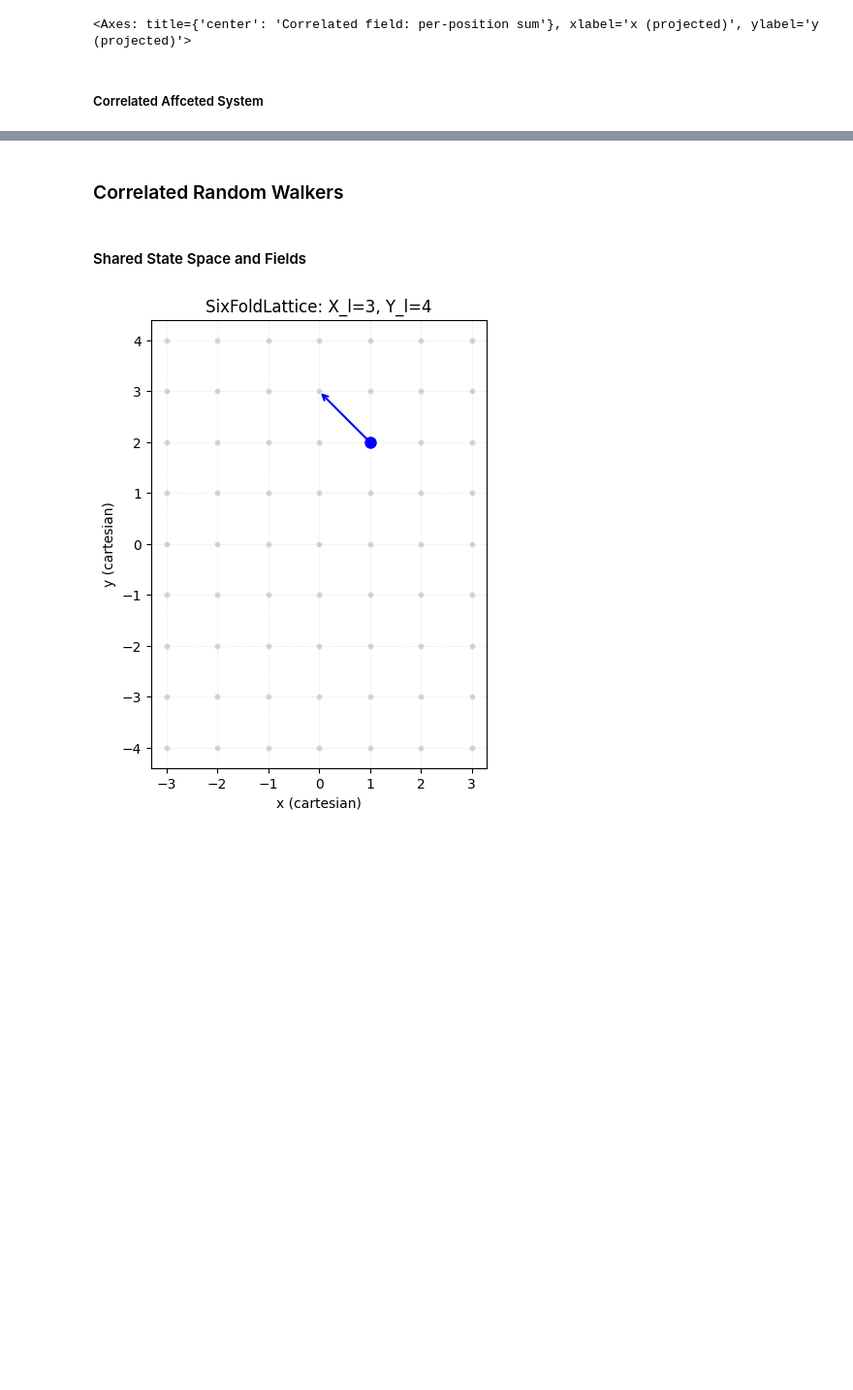
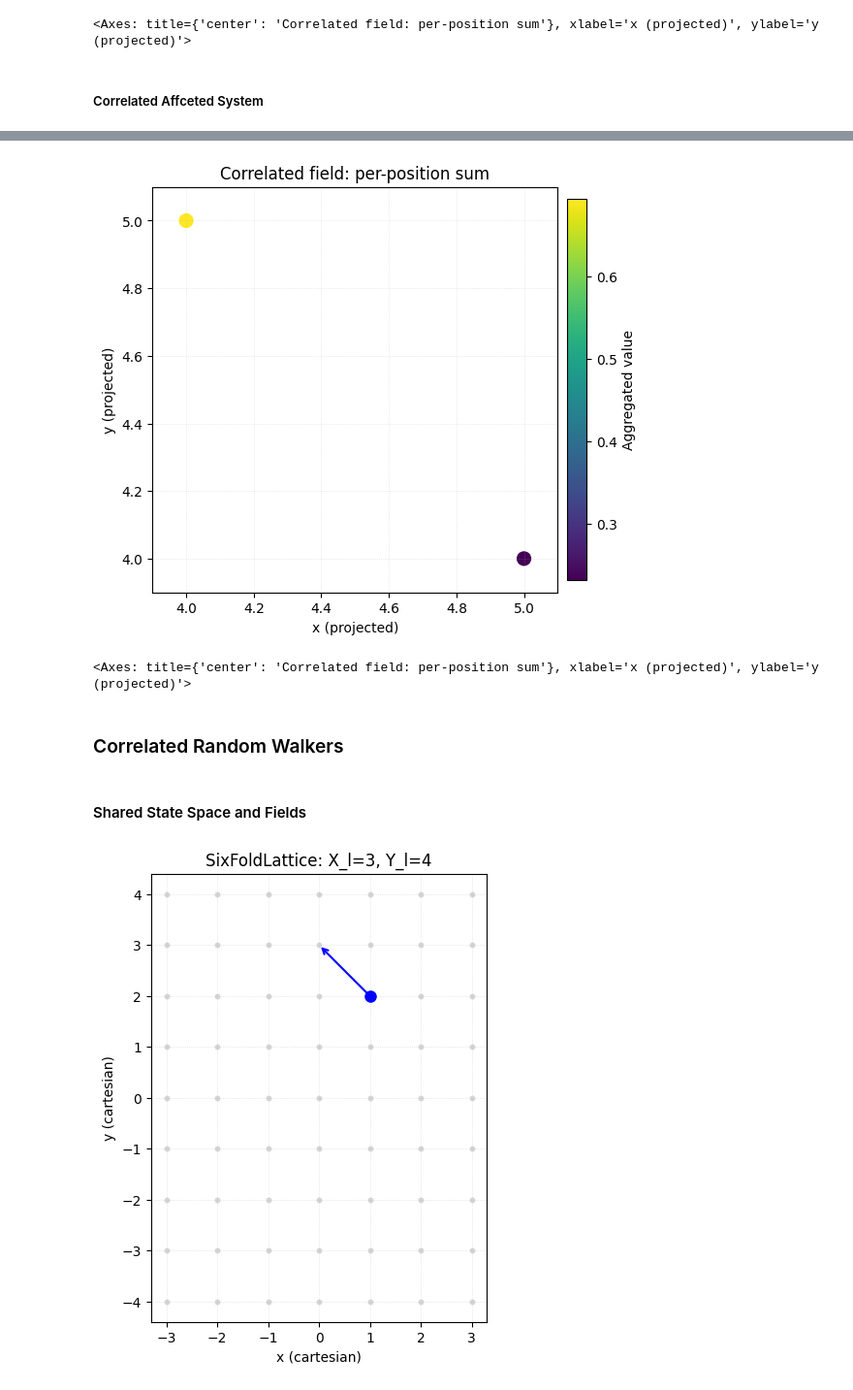
Before and after one commit to ckCrimson/Field_Dynamic_System, a Jupyter notebook: sample.ipynb, the cells around one changed output, grey strips where cells are left out. Shown at 97% size. Drawn from its saved outputs; the diff is of its cells as text; code cells hidden in the pictures; blank space fills up the shorter version.

```diff
--- a/sample.ipynb
+++ b/sample.ipynb
@@ -6761,10 +6947,10 @@ sys2:GridState(x=2, y=2)
 # %% [markdown]
 ##### Random Walker Affceted Correlation Operator
 # %%
-class CorrelationAffectedOperator(CorrelationAffectedOperator):
+class CorrelationAffectedProbablisticOperator(CorrelationAffectedOperator):
     def __init__(self,systems: Dict[str,RandomWalkerFieldDynamicSystem]):
         mapping = SystemCorrelatedSpaceMapping()
-        super().__init__(systems,mapping=mapping)
+        super().__init__(affecting_group = systems,mapping=mapping)
 
     def get_next_state(self,field: RandomWalkerField,transition_list = []):
         list_of_states = list(field.state_space.get_all_states())
@@ -6772,7 +6958,7 @@ class CorrelationAffectedOperator(CorrelationAffectedOperator):
         for states in list_of_states:
             weight_of_states.append(field.get_field(states).internal_transform())
         next_state = random.choices(list_of_states, weights=weight_of_states, k=1)
-        return next_state
+        return next_state[0]
 # %% [markdown]
 ##### Correlated affected field
 # %%
@@ -7265,0 +7471,13 @@ class RandomWakerCorrelatedAffctedSystems(CorrelationAffectingSystem):
+# %%
+class RandomWalkerCorrelationAffectedGroup(CorrelationGroupEvolution):
+    def __init__(self,systems: Dict[str,RandomWalkerFieldDynamicSystem],steps: int = 1):
+        group_generator = RandomWalkerCorrelationGroupMaker(steps,systems)
+        super().__init__(systems,group_generator)
+
+    def form_affected_system_from_dict(
+        self,
+        group: Dict[str, RandomWalkerFieldDynamicSystem]
+    ) -> RandomWakerCorrelatedAffctedSystems:
+        return RandomWakerCorrelatedAffctedSystems(group)
+# %%
+group_evolution_of_corr_systems = RandomWalkerCorrelationAffectedGroup(dictionary_of_systems)
@@ -7266,3 +7495,8 @@ class RandomWakerCorrelatedAffctedSystems(CorrelationAffectingSystem):
+# %%
+group_evolution_of_corr_systems.dict_of_groups_of_affecting_fds[1].field.plot_position_marginal()
+# %% [output]
+[figure, added]
+<Axes: title={'center': 'Correlated field: per-position sum'}, xlabel='x (projected)', ylabel='y (projected)'>
 # %% [markdown]
 ### Correlated Random Walkers
 # %% [markdown]
```
Also changed, not shown: parts of 29 cells of this notebook.
